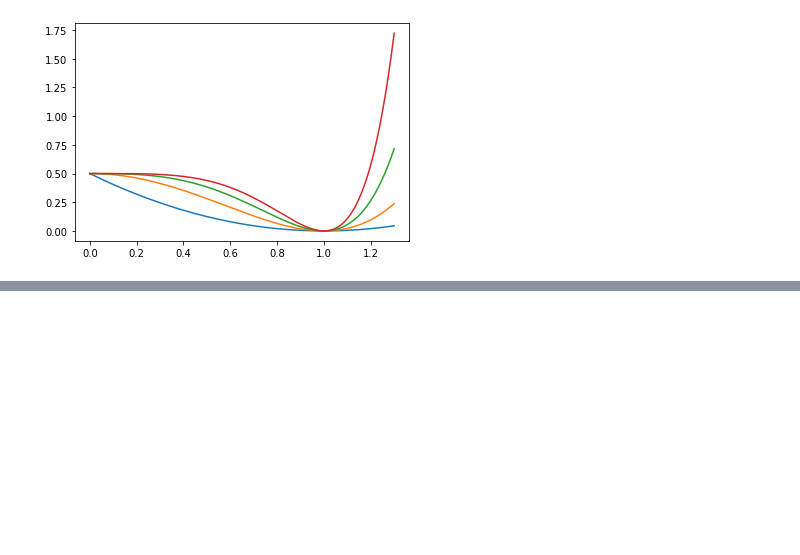
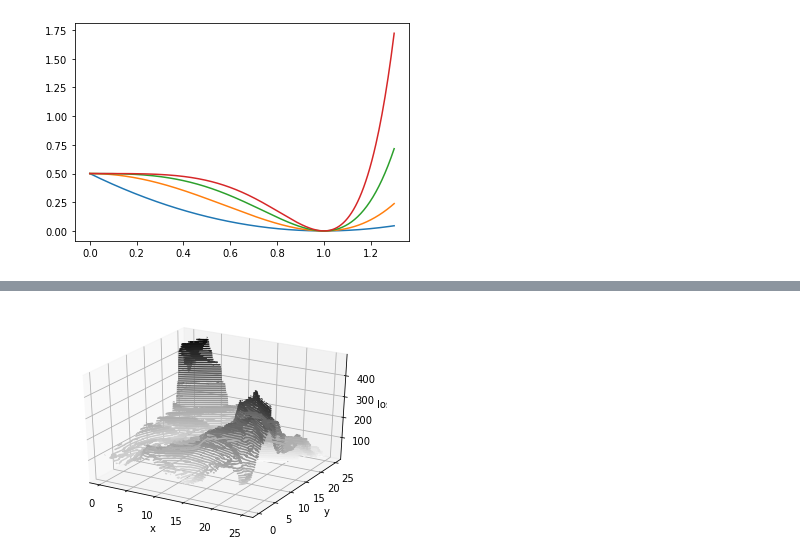
Before and after one commit to bhoov/ngd-vis, a Jupyter notebook: notebook/example_loss_fnc.ipynb, the cells around one changed output, grey strips where cells are left out. Cells and saved outputs as stored; diff of their text form; code cells hidden in the pictures; blank space fills up the shorter version.

```diff
--- a/notebook/example_loss_fnc.ipynb
+++ b/notebook/example_loss_fnc.ipynb
@@ -144,0 +122,6 @@ plt.show()
+# %%
+nx = 301; x0 = np.linspace(0,25, nx)
+
+plot_3d(landscape_2d, x0)
+# %% [output]
+[figure, added]
```
Also changed, not shown: parts of 8 cells of this notebook.
